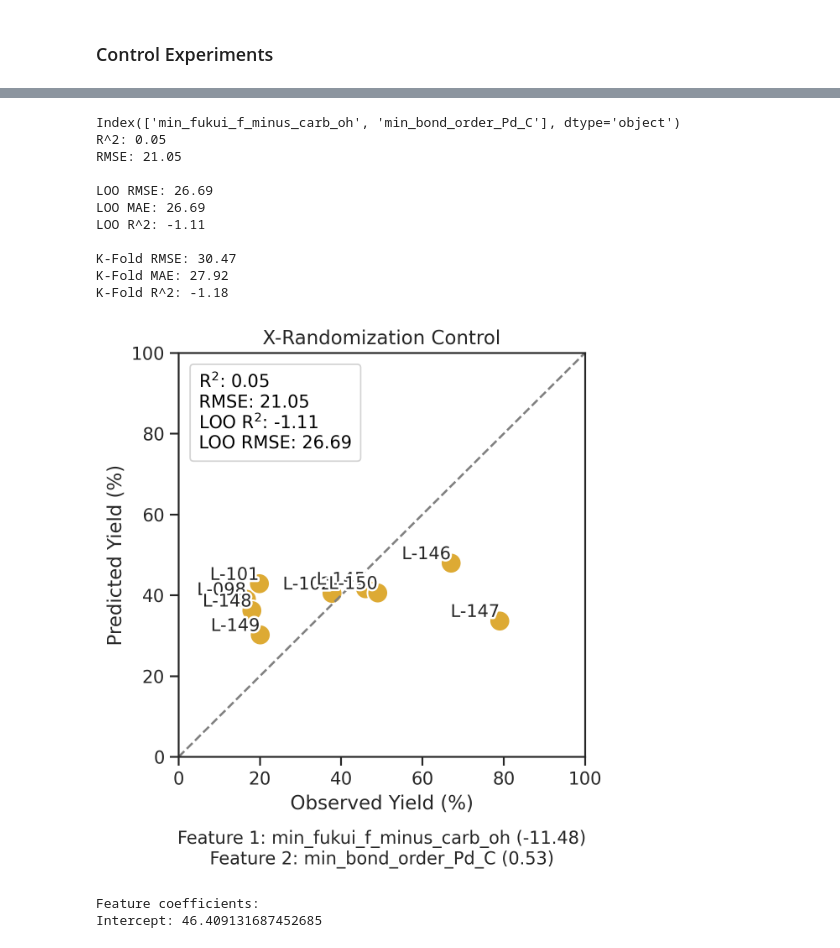
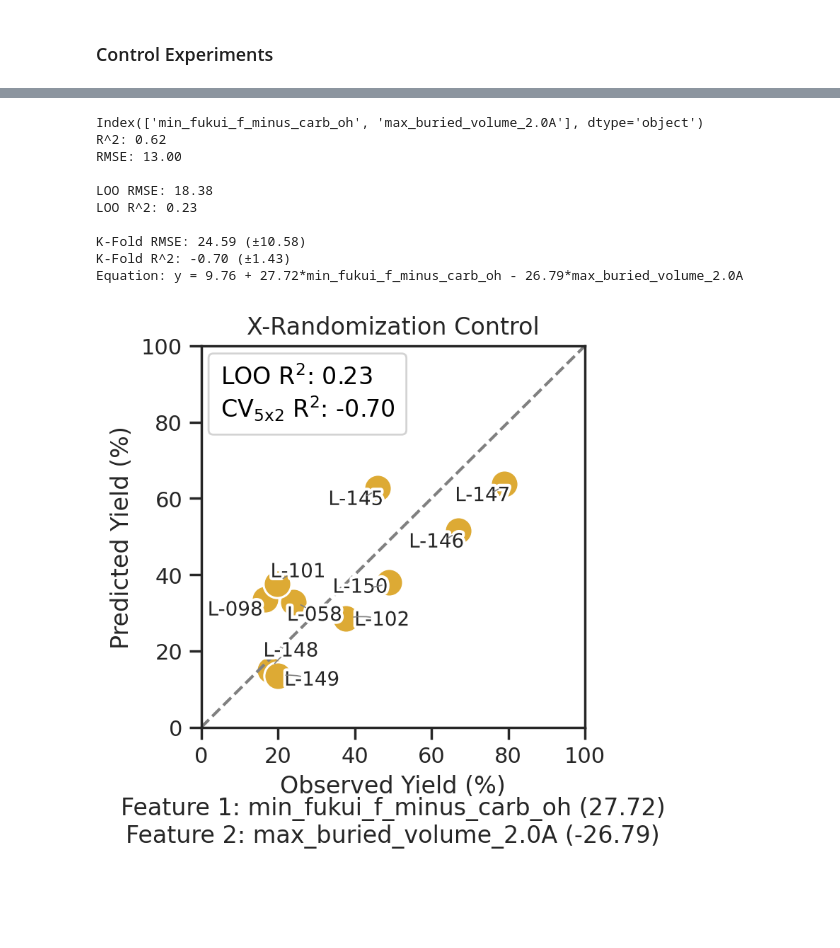
Before and after one commit to Hartwig-Group/AbbVie-CN-Couplings-QSRR-and-HTE, a Jupyter notebook: notebooks/ligand-qsar/nh-linear-regression.ipynb, the cells around one changed output, grey strips where cells are left out. Saved outputs shown, nothing was run; the diff lists cells and outputs as text; code cells hidden in the pictures; blank space fills up the shorter version.

```diff
--- a/notebooks/ligand-qsar/nh-linear-regression.ipynb
+++ b/notebooks/ligand-qsar/nh-linear-regression.ipynb
@@ -10,8 +10,9 @@ import pandas as pd
 from sklearn.preprocessing import StandardScaler
 
 # Load data
-df = pd.read_csv("data/ligand-qsar/alkylamine-ligand-modeling.tsv", sep="\t")
+df = pd.read_csv("../../data/ligand-qsar/alkylamine-ligand-modeling.tsv", sep="\t")
 df = df[df["product_1_yield"] > 15].reset_index(drop=True)
+df.fillna(0, inplace=True)
 
 scaler = StandardScaler()
 X = df.drop(columns=["ligand_1_name", "product_1_yield"])
@@ -254,15 +228,0 @@ Intercept: 39.98894533064001
-# %%
-import shap
-
-X_inv = pd.DataFrame(scaler.inverse_transform(X), columns=X.columns)
-X_feat_inv = X_inv[X_feat.columns]
-
-clf.fit(X_feat, y)
-explainer = shap.explainers.LinearExplainer(clf, X_feat)
-shap_values = explainer(X_feat)
-for i, c in enumerate(X_feat.columns):
-    shap_values.feature_names[i] = c
-shap_values.data = X_feat_inv.values
-
-print(df.ligand_1_name.values[-4])
-shap.plots.waterfall(shap_values[-4])
@@ -303,47 +267,35 @@ Intercept: 42.507582075575705
 # %%
 def generate_random_dataframe(df: pd.DataFrame) -> pd.DataFrame:
     """Generate a random dataframe with the same shape and distribution as the input dataframe.
 
     This function ensures that each column's random data matches the original min and max values.
 
     Args:
         df (pd.DataFrame): DataFrame to generate random data from.
 
     Returns:
         pd.DataFrame: DataFrame with random data.
     """
     np.random.seed(0)
     df = df.copy()
     for col in df.columns:
-        df[col] = np.random.uniform(
-            low=df[col].min(), high=df[col].max(), size=df[col].shape
-        )
+        df[col] = np.random.uniform(low=df[col].min(), high=df[col].max(), size=df[col].shape)
     return df
 
 
-X_rand = generate_random_dataframe(X_feat)
+X_rand = generate_random_dataframe(X[list(results[0][0])])
 
 clf = LinearRegression()
-evaluate_model(clf, X_rand, y, title="X-Randomization Control")
-
-print("Feature coefficients:")
-coefficients = sorted(
-    zip(X_feat.columns, clf.coef_), key=lambda x: abs(x[1]), reverse=True
-)
-
-print("Intercept:", clf.intercept_)
+evaluate_model(clf, X_rand, y, title="X-Randomization Control", plot=False)
 # %% [output]
-Index(['min_fukui_f_minus_carb_oh', 'min_bond_order_Pd_C'], dtype='object')
-R^2: 0.05
-RMSE: 21.05
+Index(['min_fukui_f_minus_carb_oh', 'max_buried_volume_2.0A'], dtype='object')
+R^2: 0.62
+RMSE: 13.00
 
-LOO RMSE: 26.69
-LOO MAE: 26.69
-LOO R^2: -1.11
+LOO RMSE: 18.38
+LOO R^2: 0.23
 
-K-Fold RMSE: 30.47
-K-Fold MAE: 27.92
-K-Fold R^2: -1.18
+K-Fold RMSE: 24.59 (±10.58)
+K-Fold R^2: -0.70 (±1.43)
+Equation: y = 9.76 + 27.72*min_fukui_f_minus_carb_oh - 26.79*max_buried_volume_2.0A
-[figure, old version]
+[figure, new version]
-Feature coefficients:
-Intercept: 46.409131687452685
```
Also changed, not shown: parts of 7 cells of this notebook, 7 other files.
